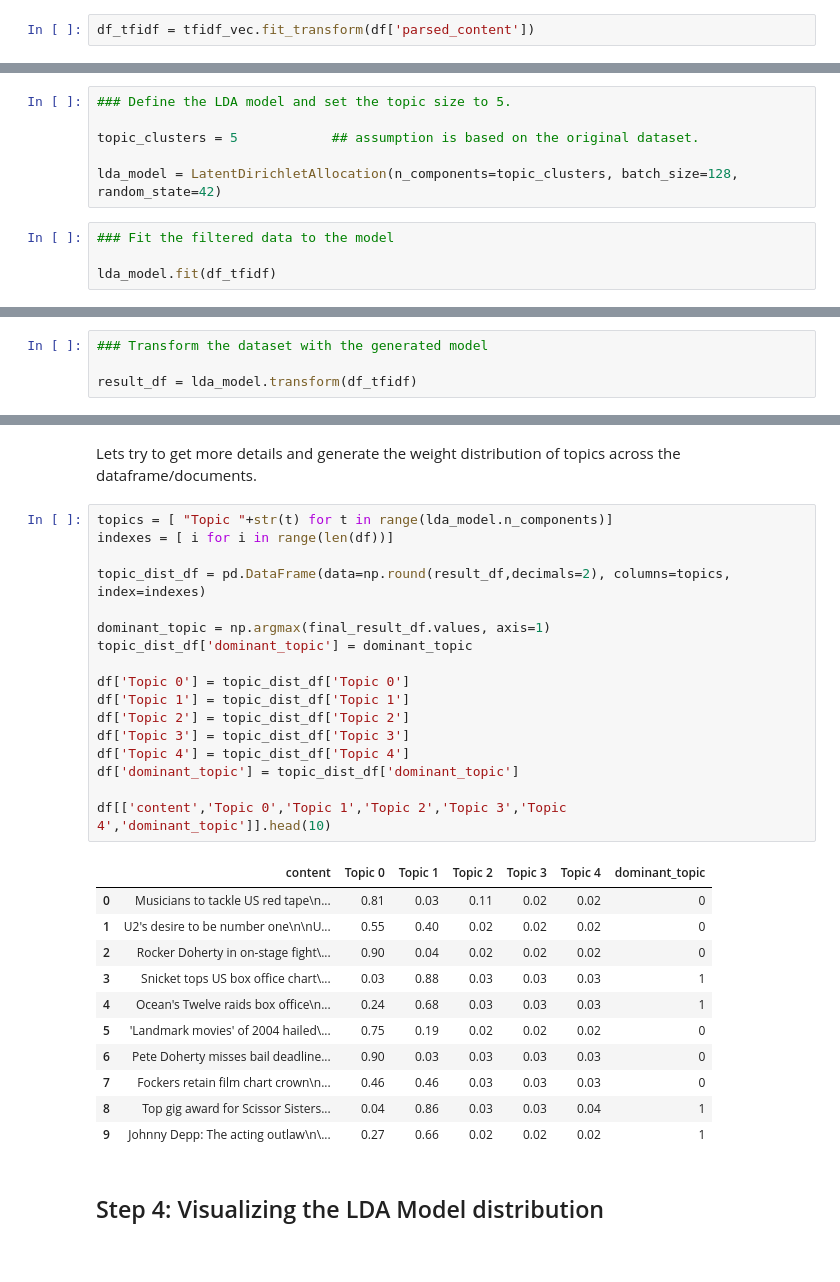
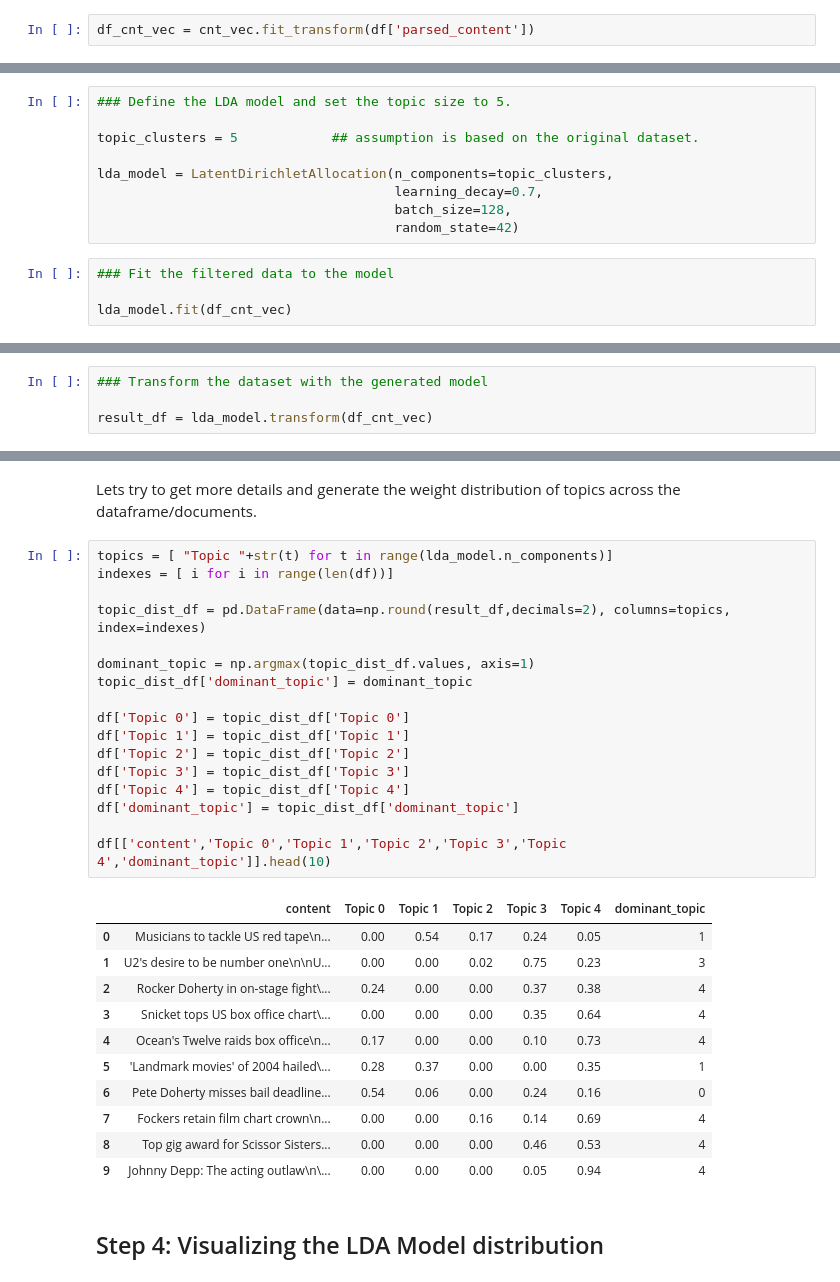
Before and after one commit to rishuatgithub/MLPy, a Jupyter notebook: Topic_Modelling_LDA_using_ScikitLearn+Spacy.ipynb, the cells around one changed output, grey strips where cells are left out. Drawn from its saved outputs; the diff is of its cells as text.

```diff
--- a/Topic_Modelling_LDA_using_ScikitLearn+Spacy.ipynb
+++ b/Topic_Modelling_LDA_using_ScikitLearn+Spacy.ipynb
@@ -183,3 +179,3 @@ tfidf_vec = TfidfVectorizer(max_df=0.90, min_df=1, lowercase=True)
 # %%
-df_tfidf = tfidf_vec.fit_transform(df['parsed_content'])
+df_cnt_vec = cnt_vec.fit_transform(df['parsed_content'])
 # %%
@@ -198,11 +194,14 @@ df_tfidf            # a sparse matrix is generated.
 
 topic_clusters = 5            ## assumption is based on the original dataset.
 
-lda_model = LatentDirichletAllocation(n_components=topic_clusters, batch_size=128, random_state=42)
+lda_model = LatentDirichletAllocation(n_components=topic_clusters,
+                                      learning_decay=0.7,
+                                      batch_size=128,
+                                      random_state=42)
 # %%
 ### Fit the filtered data to the model
 
-lda_model.fit(df_tfidf)
+lda_model.fit(df_cnt_vec)
 # %% [output]
 LatentDirichletAllocation(batch_size=128, doc_topic_prior=None,
                           evaluate_every=-1, learning_decay=0.7,
@@ -216,7 +215,7 @@ LatentDirichletAllocation(batch_size=128, doc_topic_prior=None,
 # %%
 ### Transform the dataset with the generated model
 
-result_df = lda_model.transform(df_tfidf)
+result_df = lda_model.transform(df_cnt_vec)
 # %% [markdown]
 > Let us now generate some model outputs based on the dataset. Our model will generate the topics and the word distribution across topics.
 # %%
@@ -252,32 +253,32 @@ Lets try to get more details and generate the weight distribution of topics acro
 # %%
 topics = [ "Topic "+str(t) for t in range(lda_model.n_components)]
 indexes = [ i for i in range(len(df))]
 
 topic_dist_df = pd.DataFrame(data=np.round(result_df,decimals=2), columns=topics, index=indexes)
 
-dominant_topic = np.argmax(final_result_df.values, axis=1)
+dominant_topic = np.argmax(topic_dist_df.values, axis=1)
 topic_dist_df['dominant_topic'] = dominant_topic
 
 df['Topic 0'] = topic_dist_df['Topic 0']
 df['Topic 1'] = topic_dist_df['Topic 1']
 df['Topic 2'] = topic_dist_df['Topic 2']
 df['Topic 3'] = topic_dist_df['Topic 3']
 df['Topic 4'] = topic_dist_df['Topic 4']
 df['dominant_topic'] = topic_dist_df['dominant_topic']
 
 df[['content','Topic 0','Topic 1','Topic 2','Topic 3','Topic 4','dominant_topic']].head(10)
 # %% [output]
 |  | content | Topic 0 | Topic 1 | Topic 2 | Topic 3 | Topic 4 | dominant_topic |
-| 0 | Musicians to tackle US red tape\n... | 0.81 | 0.03 | 0.11 | 0.02 | 0.02 | 0 |
-| 1 | U2's desire to be number one\n\nU... | 0.55 | 0.40 | 0.02 | 0.02 | 0.02 | 0 |
-| 2 | Rocker Doherty in on-stage fight\... | 0.90 | 0.04 | 0.02 | 0.02 | 0.02 | 0 |
-| 3 | Snicket tops US box office chart\... | 0.03 | 0.88 | 0.03 | 0.03 | 0.03 | 1 |
-| 4 | Ocean's Twelve raids box office\n... | 0.24 | 0.68 | 0.03 | 0.03 | 0.03 | 1 |
-| 5 | 'Landmark movies' of 2004 hailed\... | 0.75 | 0.19 | 0.02 | 0.02 | 0.02 | 0 |
-| 6 | Pete Doherty misses bail deadline... | 0.90 | 0.03 | 0.03 | 0.03 | 0.03 | 0 |
-| 7 | Fockers retain film chart crown\n... | 0.46 | 0.46 | 0.03 | 0.03 | 0.03 | 0 |
-| 8 | Top gig award for Scissor Sisters... | 0.04 | 0.86 | 0.03 | 0.03 | 0.04 | 1 |
-| 9 | Johnny Depp: The acting outlaw\n\... | 0.27 | 0.66 | 0.02 | 0.02 | 0.02 | 1 |
+| 0 | Musicians to tackle US red tape\n... | 0.00 | 0.54 | 0.17 | 0.24 | 0.05 | 1 |
+| 1 | U2's desire to be number one\n\nU... | 0.00 | 0.00 | 0.02 | 0.75 | 0.23 | 3 |
+| 2 | Rocker Doherty in on-stage fight\... | 0.24 | 0.00 | 0.00 | 0.37 | 0.38 | 4 |
+| 3 | Snicket tops US box office chart\... | 0.00 | 0.00 | 0.00 | 0.35 | 0.64 | 4 |
+| 4 | Ocean's Twelve raids box office\n... | 0.17 | 0.00 | 0.00 | 0.10 | 0.73 | 4 |
+| 5 | 'Landmark movies' of 2004 hailed\... | 0.28 | 0.37 | 0.00 | 0.00 | 0.35 | 1 |
+| 6 | Pete Doherty misses bail deadline... | 0.54 | 0.06 | 0.00 | 0.24 | 0.16 | 0 |
+| 7 | Fockers retain film chart crown\n... | 0.00 | 0.00 | 0.16 | 0.14 | 0.69 | 4 |
+| 8 | Top gig award for Scissor Sisters... | 0.00 | 0.00 | 0.00 | 0.46 | 0.53 | 4 |
+| 9 | Johnny Depp: The acting outlaw\n\... | 0.00 | 0.00 | 0.00 | 0.05 | 0.94 | 4 |
 # %% [markdown]
 ## Step 4: Visualizing the LDA Model distribution
 # %% [markdown]
```
Also changed, not shown: parts of 10 cells of this notebook.
